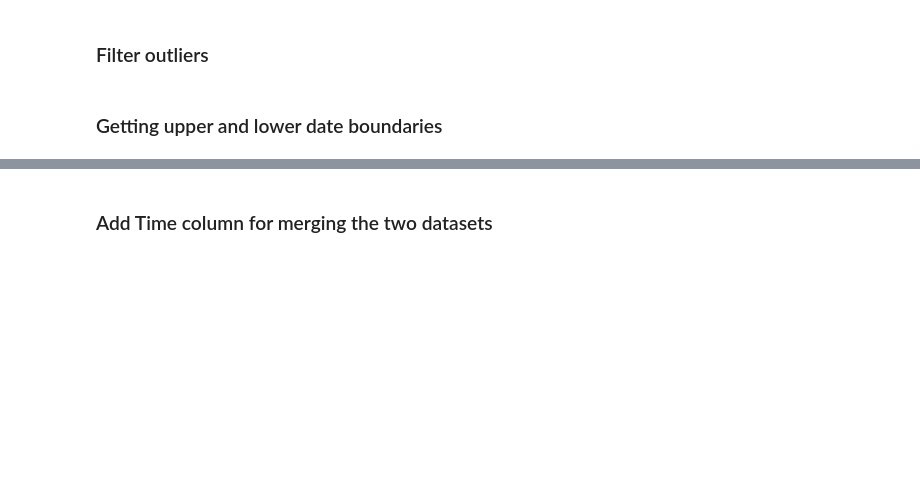
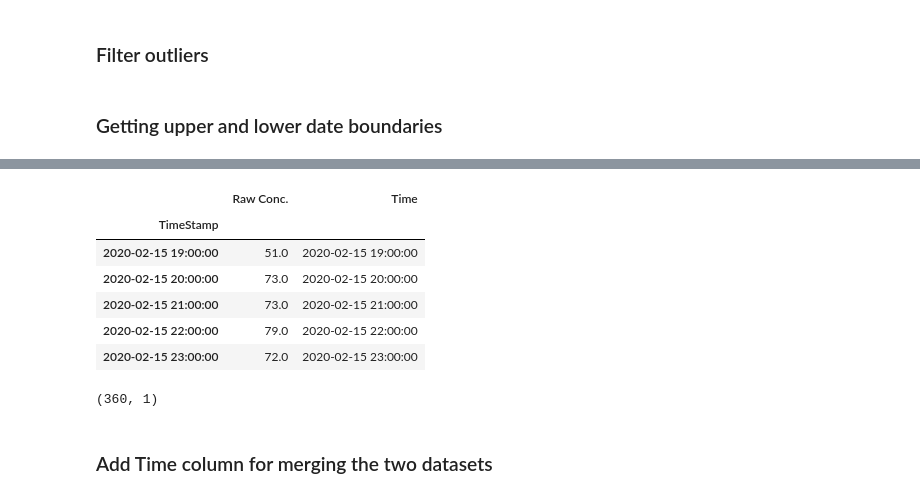
Before and after one commit to airqo-platform/AirQo-experiments, a Jupyter notebook: Calibration/BAM vs low cost sensors.ipynb, the cells around one changed output, grey strips where cells are left out. Cells and saved outputs as stored; diff of their text form; code cells hidden in the pictures; blank space fills up the shorter version.

```diff
--- a/Calibration/BAM vs low cost sensors.ipynb
+++ b/Calibration/BAM vs low cost sensors.ipynb
@@ -670,7 +1086,7 @@ us_embassy_lowcost_data = us_embassy_lowcost_data[us_embassy_lowcost_data['Avera
 # %% [markdown]
 ### Get data range
 # %%
-us_embassy_lowcost_data = us_embassy_lowcost_data.loc['2020-02-01':'2020-03-14']
+us_embassy_lowcost_data = us_embassy_lowcost_data.loc['2020-02-01':'2020-02-15']
 # %% [markdown]
 ### Hourly concetrations for the US embassy low cost sensors
 # %%
@@ -768,8 +1215,18 @@ print(us_embassy_bam_data_upper_date)
 # %%
 hourly_same_range_us = us_embassy_bam_data[us_embassy_lowcost_hourly_mean_lower_date:us_embassy_lowcost_hourly_mean_upper_date]
-hourly_same_range_us.head()
+hourly_same_range_us.tail()
+# %% [output]
+|  | Raw Conc. | Time |
+| TimeStamp |  |  |
+| 2020-02-15 19:00:00 | 51.0 | 2020-02-15 19:00:00 |
+| 2020-02-15 20:00:00 | 73.0 | 2020-02-15 20:00:00 |
+| 2020-02-15 21:00:00 | 73.0 | 2020-02-15 21:00:00 |
+| 2020-02-15 22:00:00 | 79.0 | 2020-02-15 22:00:00 |
+| 2020-02-15 23:00:00 | 72.0 | 2020-02-15 23:00:00 |
 # %%
 hourly_same_range_us.shape
+# %% [output]
+(360, 1)
 # %% [markdown]
 ### Add Time column for merging the two datasets
 # %%
```
Also changed, not shown: parts of 123 cells of this notebook, 1 other file.
